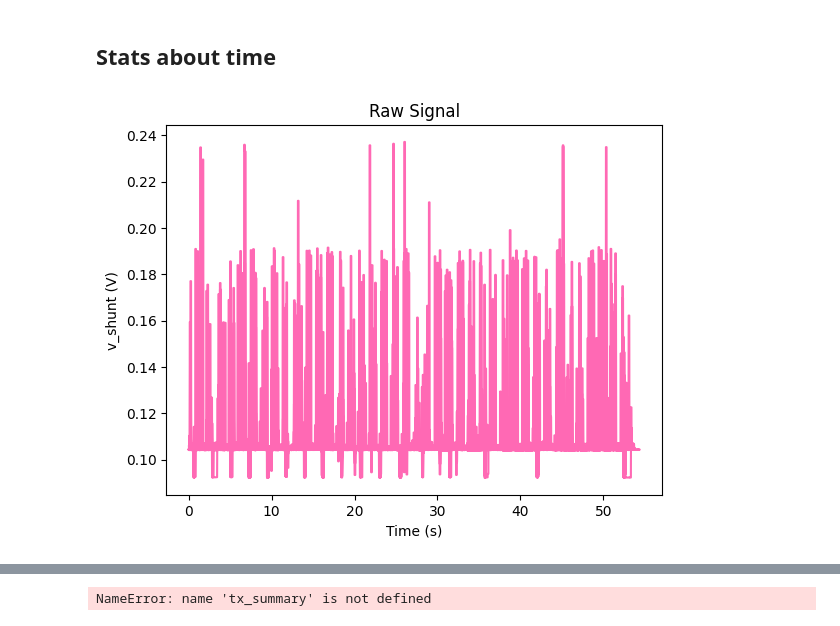
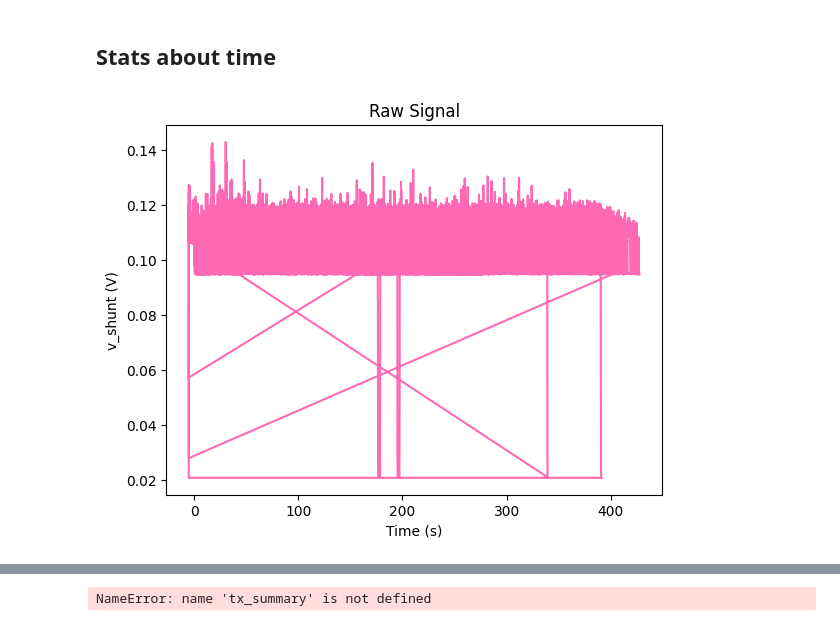
Before and after one commit to julianluca04/BTR, a Jupyter notebook: experiments/WiFi/experiment 2 (byte-for-byte)/visualization.ipynb, the cells around one changed output, grey strips where cells are left out. Saved outputs shown, nothing was run; the diff lists cells and outputs as text; code cells hidden in the pictures.

```diff
--- a/experiments/WiFi/experiment 2 (byte-for-byte)/visualization.ipynb
+++ b/experiments/WiFi/experiment 2 (byte-for-byte)/visualization.ipynb
@@ -162,6 +160,8 @@ For **each seperate run**: mean power during transmissons, std (within run varia
 - etc.
 
 For **all runs**: Mean power of all ?byte transmission, std (between run variation) (count is 30), avg time spent in tx of payload, std and count ?
+# %%
+voltage_df = meter_df.copy()
 # %% [markdown]
 ### Power
 Power:
@@ -351,14 +632,15 @@ print(energy_per_run)
 ## Stats about voltage
 nothing about power yet cause i dont know shunt resistance
 # %%
-summary = (
-    meter_df
+voltage_df = voltage_df[voltage_df["payload_size"] != 1]
+summary_V_shunt = (
+    voltage_df
     .groupby("payload_size")["v_shunt"]
     .agg(["mean", "std", "count"])
     .reset_index()
 )
-summary["sem"] = summary["std"] / np.sqrt(summary["count"])  # standard error
-summary["ci95"] = 1.96 * summary["sem"]  # 95% confidence interval
+summary_V_shunt["sem"] = summary_V_shunt["std"] / np.sqrt(summary_V_shunt["count"])  # standard error
+summary_V_shunt["ci95"] = 1.96 * summary_V_shunt["sem"]  # 95% confidence interval
 
-print(summary)
+print(summary_V_shunt)
 # %% [output]
@@ -442,13 +723,13 @@ plt.show()
 # %% [markdown]
 ## Stats about time
 # %%
-plt.plot(meter_df["t_s"], meter_df["v_shunt"], color='hotpink')
+plt.plot(voltage_df["t_s"], voltage_df["v_shunt"], color='hotpink')
 plt.xlabel("Time (s)")
 plt.ylabel("v_shunt (V)")
 plt.title("Raw Signal")
 plt.show()
 # %% [output]
-[figure, old version]
+[figure, new version]
 # %%
 events_df["duration_s"] = (
     events_df["t_end_s"] - events_df["t_start_s"]
```
Also changed, not shown: parts of 24 cells of this notebook.
